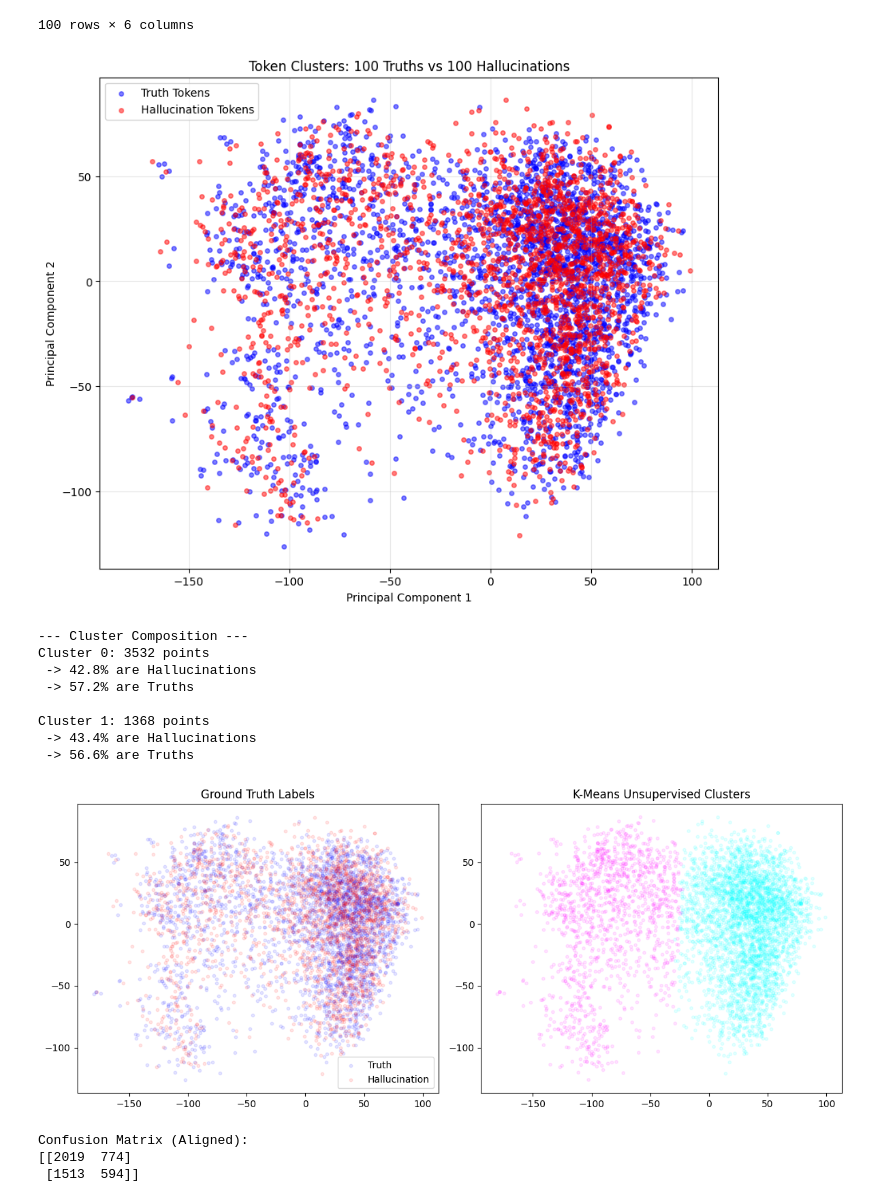
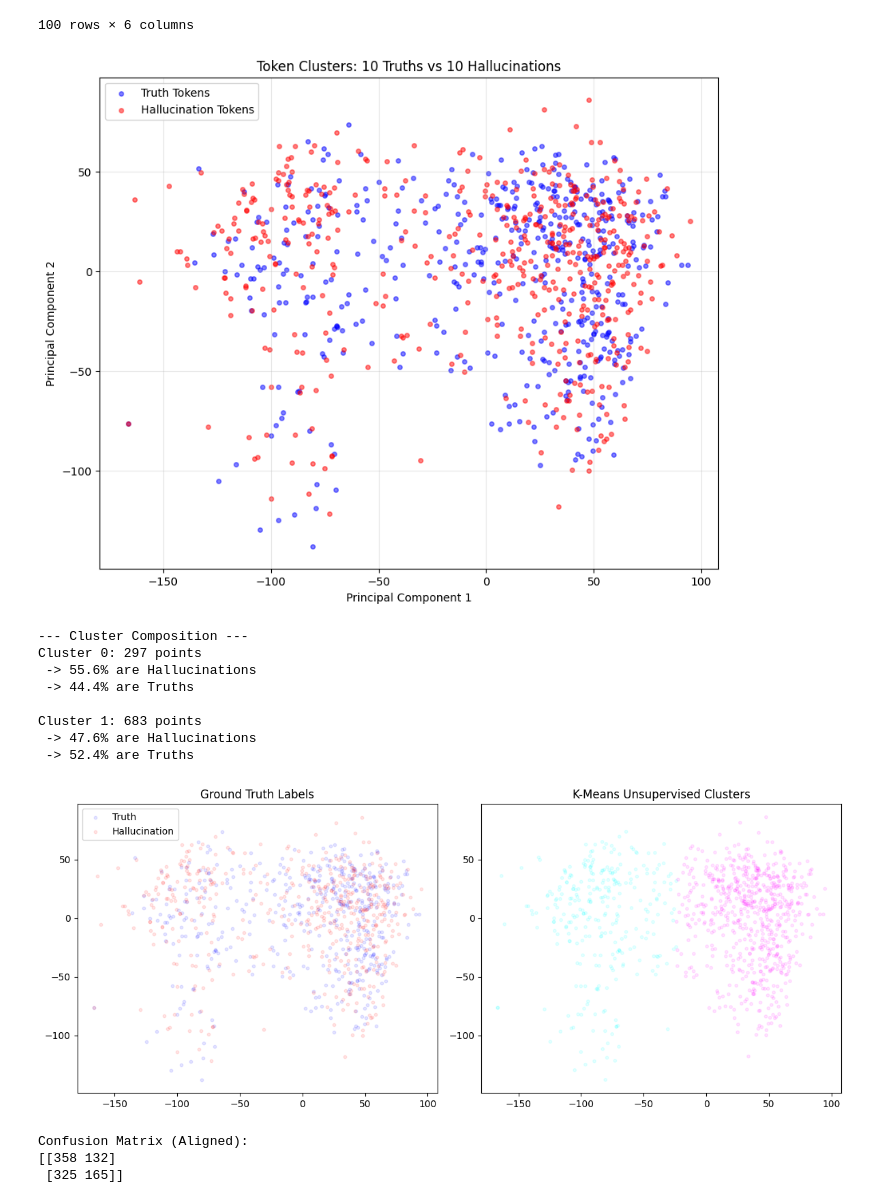
Before and after one commit to Exterminator11/hallucinations_arc, a Jupyter notebook: dev/whatDoHallucinationsLookLike.ipynb, the cells around one changed output. Cells and saved outputs as stored; diff of their text form; code cells hidden in the pictures.

```diff
--- a/dev/whatDoHallucinationsLookLike.ipynb
+++ b/dev/whatDoHallucinationsLookLike.ipynb
@@ -161,7 +161,7 @@ from sklearn.decomposition import PCA
 
 # --- 1. Select Data (Use more samples for a better cluster) ---
 # Let's take 10 examples so we have a cloud of ~490 points per category
-N_SAMPLES = 100
+N_SAMPLES = 10
 t_subset = truths[:N_SAMPLES]  # Shape: (10, 49, 1536)
 h_subset = hallucinations[:N_SAMPLES]  # Shape: (10, 49, 1536)
 
@@ -190,34 +190,34 @@ plt.figure(figsize=(10, 8))
 
 # Scatter Truths (Blue)
 # s=15 sets the dot size, alpha=0.5 helps visualize density
 plt.scatter(
     truths_2d[:, 0],
     truths_2d[:, 1],
     color="blue",
     alpha=0.5,
     s=15,
     label="Truth Tokens",
 )
 
 # Scatter Hallucinations (Red)
 plt.scatter(
     hallucinations_2d[:, 0],
     hallucinations_2d[:, 1],
     color="red",
     alpha=0.5,
     s=15,
     label="Hallucination Tokens",
 )
 
 # --- 6. Styling ---
 plt.title(f"Token Clusters: {N_SAMPLES} Truths vs {N_SAMPLES} Hallucinations")
 plt.xlabel("Principal Component 1")
 plt.ylabel("Principal Component 2")
 plt.legend()
 plt.grid(True, alpha=0.3)
 plt.show()
 # %% [output]
-[figure, old version]
+[figure, new version]
 # %%
 import numpy as np
 import matplotlib.pyplot as plt
@@ -313,14 +313,14 @@ print("\nConfusion Matrix (Aligned):")
 print(cm)
 # %% [output]
 --- Cluster Composition ---
-Cluster 0: 3532 points
- -> 42.8% are Hallucinations
- -> 57.2% are Truths
+Cluster 0: 297 points
+ -> 55.6% are Hallucinations
+ -> 44.4% are Truths
 
-Cluster 1: 1368 points
- -> 43.4% are Hallucinations
- -> 56.6% are Truths
+Cluster 1: 683 points
+ -> 47.6% are Hallucinations
+ -> 52.4% are Truths
-[figure, old version]
+[figure, new version]
 Confusion Matrix (Aligned):
-[[2019  774]
- [1513  594]]
+[[358 132]
+ [325 165]]
```
